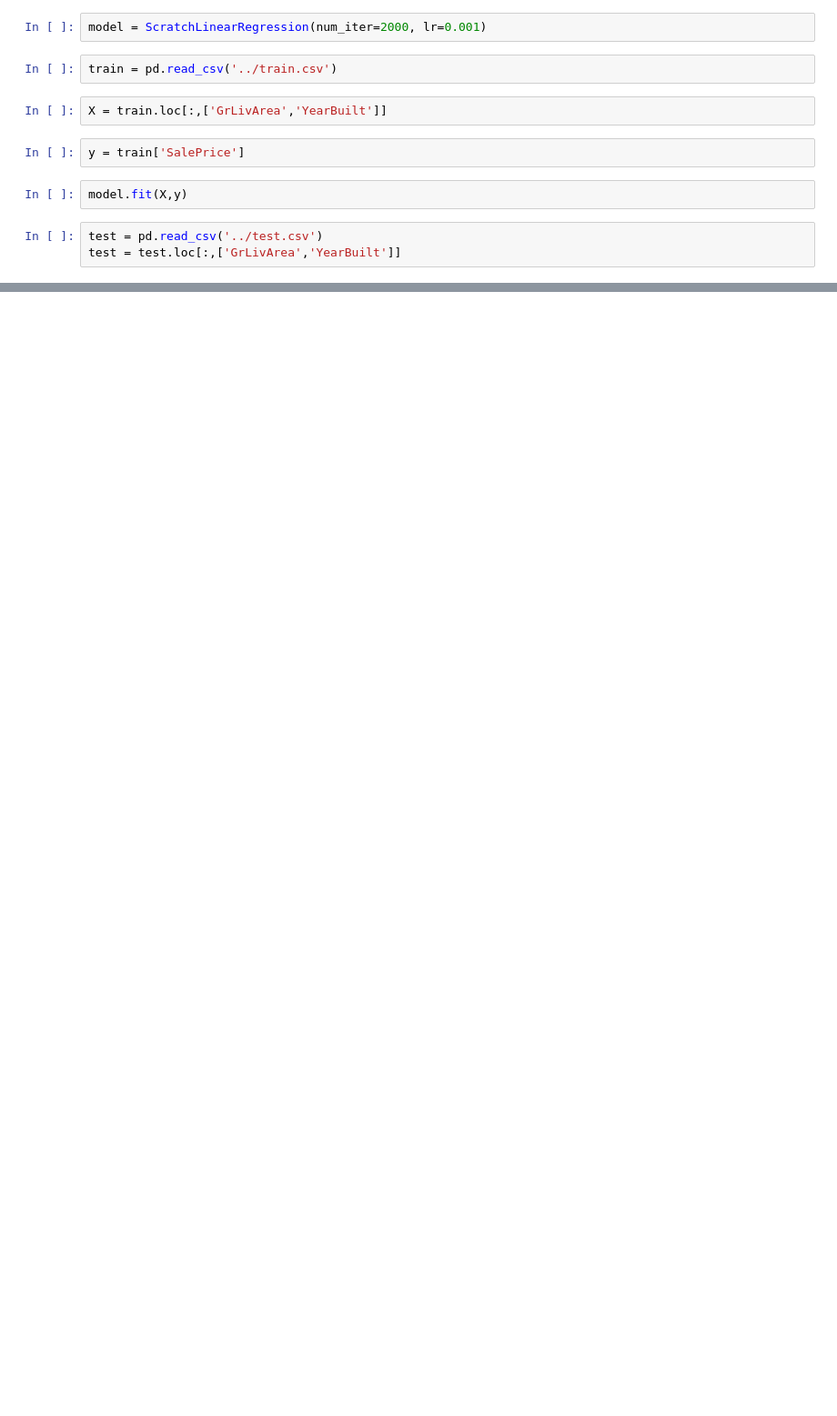
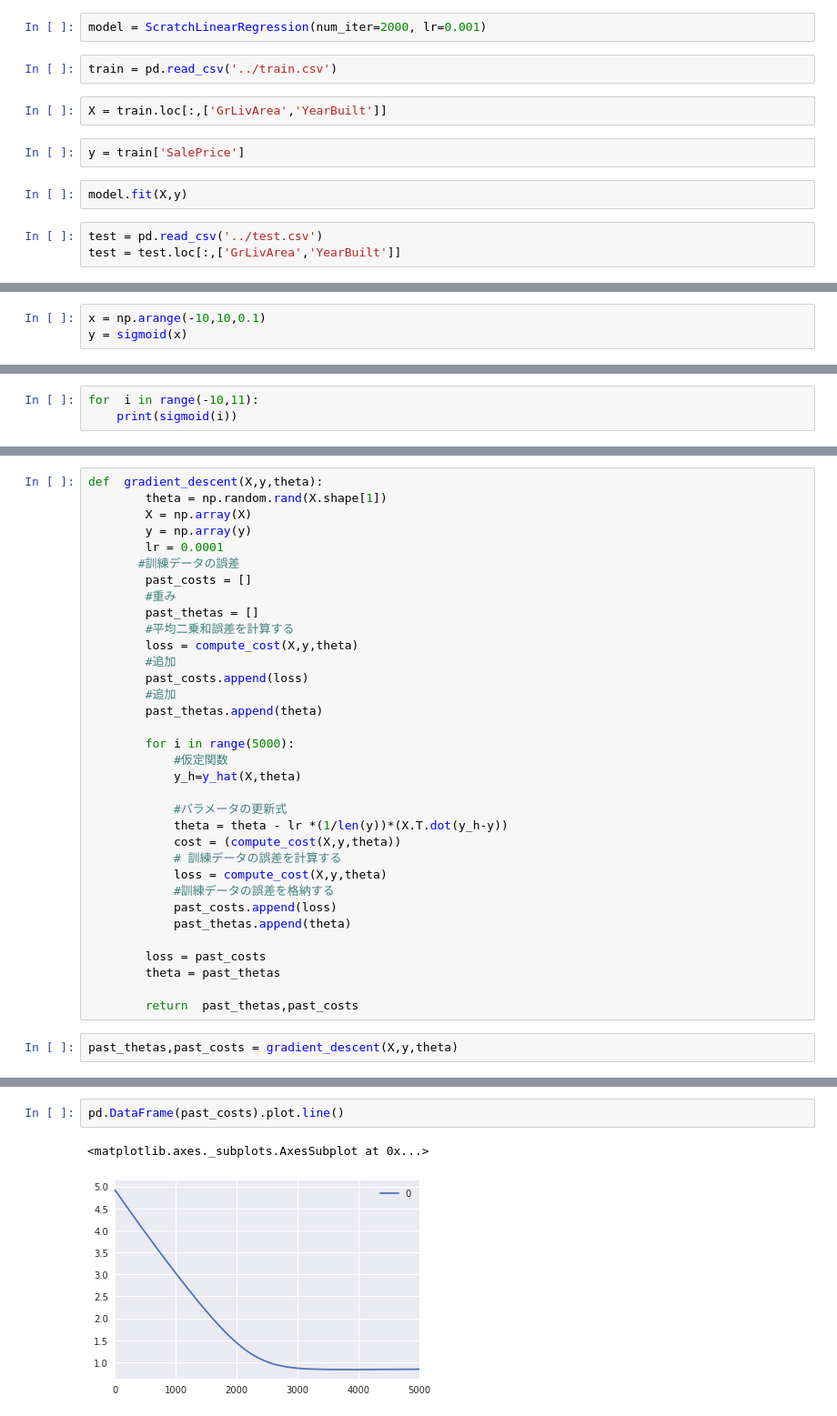
Before and after one commit to RanmaruSato/diveintocode-term0, a Jupyter notebook: ScrachLinearReg.ipynb, the cells around one changed output, grey strips where cells are left out. Shown at 91% size. Saved outputs shown, nothing was run; the diff lists cells and outputs as text; blank space fills up the shorter version.

```diff
--- a/ScrachLinearReg.ipynb
+++ b/ScrachLinearReg.ipynb
@@ -160,0 +263,3 @@ array([[ 919.41357437, 1035.3387365 , 1129.84613114, ..., 1007.66711892,
+# %%
+x = np.arange(-10,10,0.1)
+y = sigmoid(x)
@@ -160,0 +272,3 @@ array([[ 919.41357437, 1035.3387365 , 1129.84613114, ..., 1007.66711892,
+# %%
+for  i in range(-10,11):
+    print(sigmoid(i))
@@ -160,0 +430,36 @@ array([[ 919.41357437, 1035.3387365 , 1129.84613114, ..., 1007.66711892,
+# %%
+def  gradient_descent(X,y,theta):
+        theta = np.random.rand(X.shape[1])
+        X = np.array(X)
+        y = np.array(y)
+        lr = 0.0001
+       #訓練データの誤差
+        past_costs = []
+        #重み
+        past_thetas = []
+        #平均二乗和誤差を計算する
+        loss = compute_cost(X,y,theta)
+        #追加
+        past_costs.append(loss)
+        #追加
+        past_thetas.append(theta)
+
+        for i in range(5000):
+            #仮定関数
+            y_h=y_hat(X,theta)
+
+            #パラメータの更新式
+            theta = theta - lr *(1/len(y))*(X.T.dot(y_h-y))
+            cost = (compute_cost(X,y,theta))
+            # 訓練データの誤差を計算する
+            loss = compute_cost(X,y,theta)
+            #訓練データの誤差を格納する
+            past_costs.append(loss)
+            past_thetas.append(theta)
+
+        loss = past_costs
+        theta = past_thetas
+
+        return  past_thetas,past_costs
+# %%
+past_thetas,past_costs = gradient_descent(X,y,theta)
@@ -160,0 +470,5 @@ array([[ 919.41357437, 1035.3387365 , 1129.84613114, ..., 1007.66711892,
+# %%
+pd.DataFrame(past_costs).plot.line()
+# %% [output]
+<matplotlib.axes._subplots.AxesSubplot at 0x...>
+[figure, added]
```
Also changed, not shown: parts of 47 cells of this notebook.
